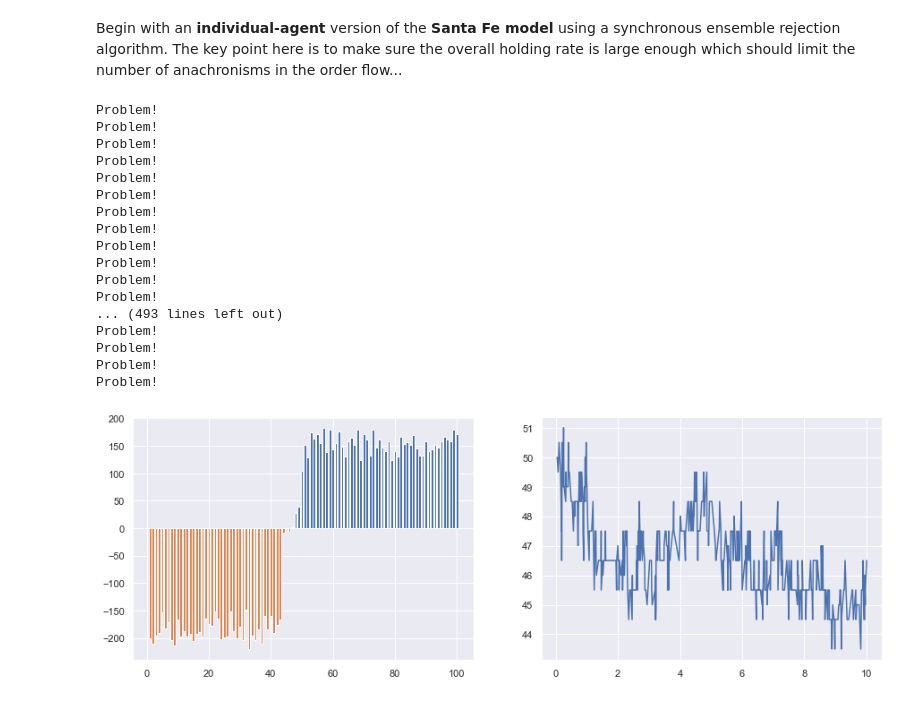
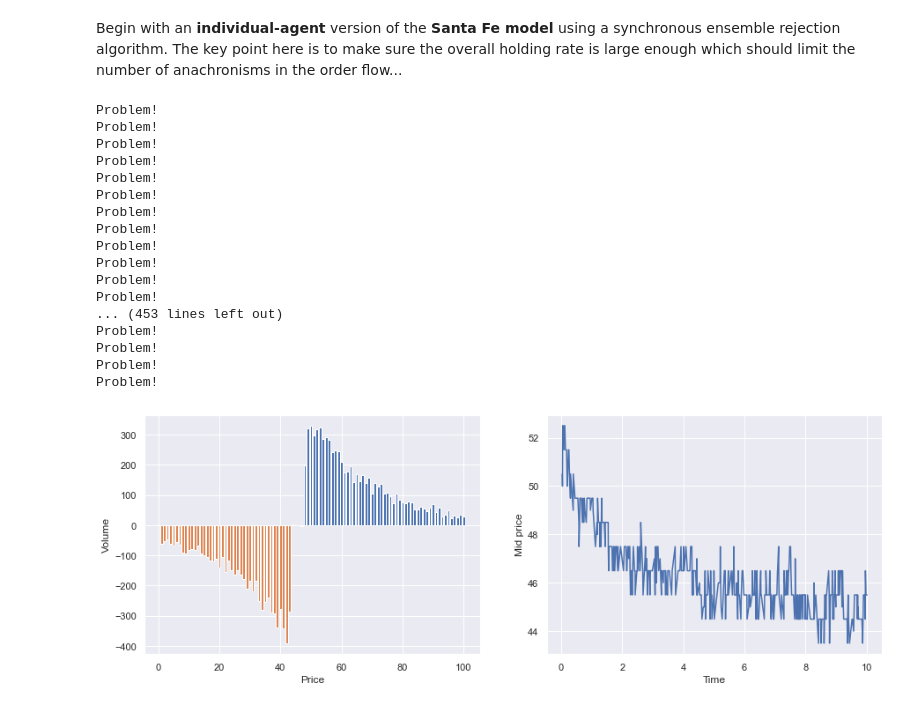
Before and after one commit to umbralcalc/lobsim, a Jupyter notebook: LOB_simulation.ipynb, the cells around one changed output. Cells and saved outputs as stored; diff of their text form; code cells hidden in the pictures.

```diff
--- a/LOB_simulation.ipynb
+++ b/LOB_simulation.ipynb
@@ -219,6 +265,7 @@ class LOBsim:
                 self.prices[self.setup["initaskpricetick"]]
                 + self.prices[self.setup["initbidpricetick"]]
             ) / 2.0,
+            "prices" : self.prices,
         }
         self.bids = np.zeros(self.setup["Nlattice"], dtype=int)
         self.asks = np.zeros(self.setup["Nlattice"], dtype=int)
@@ -239,8 +286,12 @@ class LOBsim:
         self.bids = - diff * (diff<0.0)
 
         # Recalculate the bid-ask spread and mid price
-        self.market_state_info["askpt"] = np.min(np.nonzero(self.asks))
-        self.market_state_info["bidpt"] = np.max(np.nonzero(self.bids))
+        self.market_state_info["askpt"] = np.min(
+            np.nonzero(self.asks)
+        )
+        self.market_state_info["bidpt"] = np.max(
+            np.nonzero(self.bids)
+        )
         self.market_state_info["midprice"] = (
             self.prices[self.market_state_info["askpt"]]
             + self.prices[self.market_state_info["bidpt"]]
@@ -260,7 +311,8 @@ class LOBsim:
         if (np.any(self.bids<0) | np.any(self.asks<0)):
             print('Problem!')
 
-        # Annihilate any outstanding orders and recalculate the spread
+        # Annihilate any outstanding orders and
+        # recalculate the spread
         self.annihilate_and_update()
 # %%
 setup = {
@@ -271,9 +323,11 @@ setup = {
     # Market order rate per agent
     "MOrateperagent" : 0.5,
     # Cancel order rate per agent
-    "COrateperagent" : 0.4,
+    "COrateperagent" : 0.1,
     # The overall holding rate
     "HOrate" : 50.0,
+    # Limit order decay power in price units
+    "LOdecay" : 0.05,
     # Initial bid tick
     "initbidpricetick" : 49,
     # Initial ask tick
@@ -307,7 +361,7 @@ Problem!
 Problem!
 Problem!
 Problem!
-... (493 lines left out)
+... (453 lines left out)
 Problem!
 Problem!
 Problem!
@@ -315,8 +369,12 @@ Problem!
 # %%
 fig, ax = plt.subplots(1, 2, figsize=(15, 5))
 ax[0].bar(los.prices, los.asks)
 ax[0].bar(los.prices, -los.bids)
 ax[1].plot(np.asarray(midps)[:, 0], np.asarray(midps)[:, 1])
+ax[0].set_ylabel('Volume')
+ax[0].set_xlabel('Price')
+ax[1].set_ylabel('Mid price')
+ax[1].set_xlabel('Time')
 plt.show()
 # %% [output]
-[figure, old version]
+[figure, new version]
```
Also changed, not shown: parts of 2 cells of this notebook.
